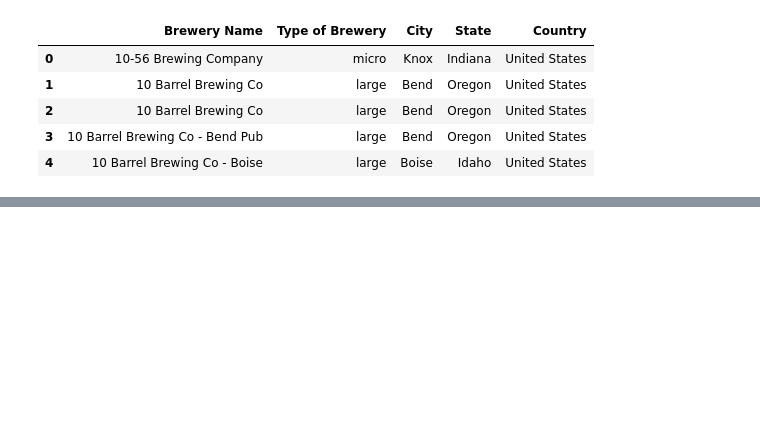
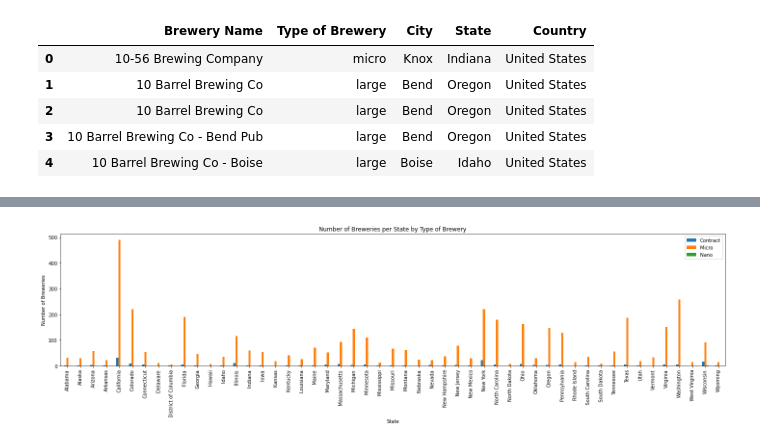
Before and after one commit to ball4410/project1, a Jupyter notebook: brewery_csv.ipynb, the cells around one changed output, grey strips where cells are left out. Saved outputs shown, nothing was run; the diff lists cells and outputs as text; code cells hidden in the pictures; blank space fills up the shorter version.

Commit message:
Created a bar plot using matplotlib

```diff
--- a/brewery_csv.ipynb
+++ b/brewery_csv.ipynb
@@ -66,0 +28,7 @@ SyntaxError: invalid syntax (<ipython-input-29-892587d70dd0>, line 2)
+# %%
+# I am only interested in open breweries so remove bars, restaurants, closed locations etc..
+types_df = renamed_df.loc[(renamed_df["Type of Brewery"] == 'micro' )|
+              (renamed_df["Type of Brewery"] == 'nano') |
+              (renamed_df["Type of Brewery"] == 'contract')]
+
+types_df.head()
@@ -66,0 +42,10 @@ SyntaxError: invalid syntax (<ipython-input-29-892587d70dd0>, line 2)
+# %%
+# Also going to remove Scotland breweries sice majority is for US
+types_us_df = types_df.loc[types_df["Country"] == "United States"].reset_index(drop = True)
+
+types_us_df.groupby("Type of Brewery").count() #Verify no missing data
+len(types_us_df["State"].unique()) # Has a count of 52 expecting 51
+types_us_df["State"].unique() # There is one instance where Missouri is spelt MIssouri
+
+cleaned_df = types_us_df.replace({"MIssouri": "Missouri"})
+len(cleaned_df["State"].unique()) #Resolved
@@ -66,0 +54,15 @@ SyntaxError: invalid syntax (<ipython-input-29-892587d70dd0>, line 2)
+# %%
+#Create new Data Frame using dummies (Thanks Bill) so each brewery type has its own column for plotting
+dummy_df = pd.get_dummies(cleaned_df["Type of Brewery"], prefix = "Type")
+
+#Merge with original data frame to plot by state
+merged_df = pd.merge(cleaned_df, dummy_df, on=None, left_index = True, right_index = True)
+# %%
+#Finialize DF by grouping by state and aggregrate by the count for ech brewery type
+merged_df[["State", "Type_nano", "Type_micro", "Type_contract"]]
+renamed_merged_df = merged_df.rename(columns = {"Type_nano": "Nano",
+                                                "Type_contract": "Contract",
+                                                "Type_micro": "Micro"})
+
+plot_df = renamed_merged_df.groupby("State").sum()
+plot_df
@@ -66,0 +88,14 @@ SyntaxError: invalid syntax (<ipython-input-29-892587d70dd0>, line 2)
+# %%
+#Plot time
+# Use DataFrame.plot() in order to create a bar chart of the data
+plot_df.plot(kind="bar", figsize=(20,6))
+
+# Set a title and axis labels for the chart
+plt.title("Number of Breweries per State by Type of Brewery")
+plt.ylabel("Number of Breweries")
+plt.xlabel("State")
+#plt.show()
+plt.tight_layout()
+plt.savefig("num_breweries_per_state_by_type.png")
+# %% [output]
+[figure, added]
```
Also changed, not shown: parts of 7 cells of this notebook, 1 other file.
